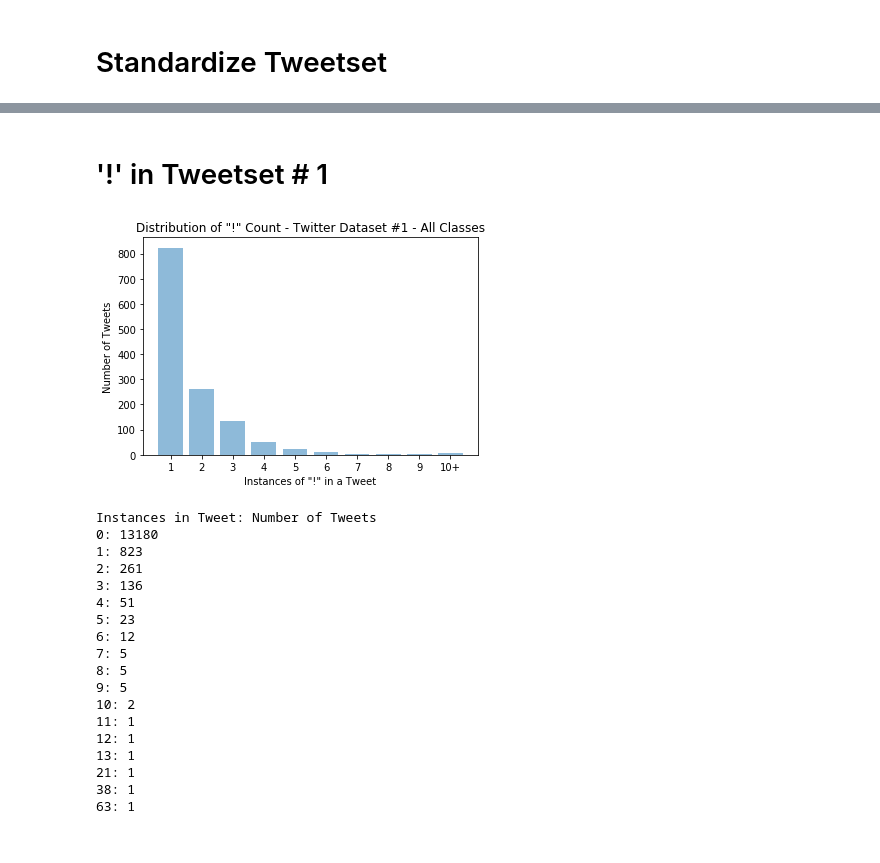
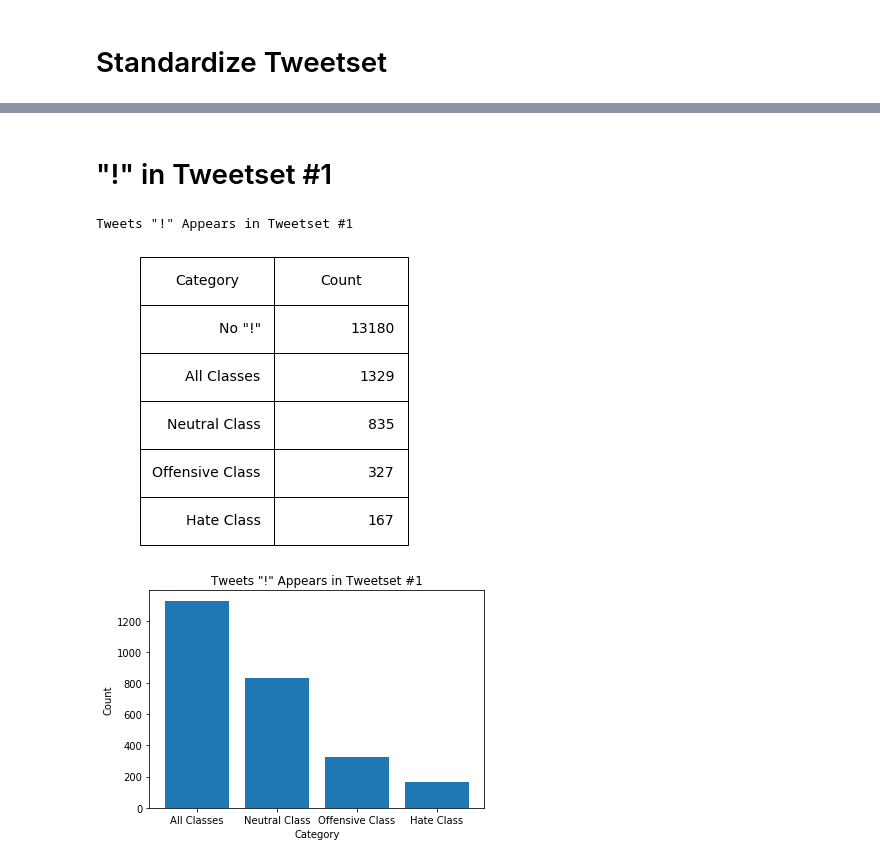
Before and after one commit to hkhan925/Hate-Speech-Classifier, a Jupyter notebook: CogMI Conference/Metadata.ipynb, the cells around one changed output, grey strips where cells are left out. Drawn from its saved outputs; the diff is of its cells as text; code cells hidden in the pictures.

```diff
--- a/CogMI Conference/Metadata.ipynb
+++ b/CogMI Conference/Metadata.ipynb
@@ -60,6 +68,40 @@ def symbolCount(data, symbol, raw = True):
                 hate += 1
 
     if raw:
-        return all_tweets, neutral, offensive, hate
+        return [all_tweets, neutral, offensive, hate], ['All Classes', 'Neutral Class', 'Offensive Class', 'Hate Class']
     else:
-        return all_tweets, neutral, offensive
+        return [all_tweets, neutral, offensive], ['All Classes', 'Neutral Class', 'Hate/Offensive Class']
+# %%
+def createTable(dataset_num, symbol, raw = True, data_title = False):
+    data = chooseData(dataset_num, symbol)
+    counts, title = symbolCount(data, symbol, raw = True)
+
+    dt = ''
+    if data_title:
+        dt = data_title
+    else:
+        dt = 'Tweets "%s" Appears in Tweetset #%s' % (symbol, dataset_num)
+    print(dt)
+
+    labels = ['Category', 'Count']
+    table_vals = [['No "%s"' % symbol, len(data['tweet']) - counts[0]]]
+    for i in range(0, len(counts)):
+        table_vals.append([title[i], counts[i]])
+    tbl = plt.table(cellText = table_vals, colWidths=[0.1] * 3, colLabels = labels, loc = 'center')
+    tbl.scale(4, 4)
+    tbl.set_fontsize(24)
+
+    plt.tick_params(axis='x', which='both', bottom=False, top=False, labelbottom=False)
+    plt.tick_params(axis='y', which='both', right=False, left=False, labelleft=False)
+    for pos in ['right','top','bottom','left']:
+        plt.gca().spines[pos].set_visible(False)
+
+    plt.show()
+
+    print(" ")
+
+    plt.bar(title, counts)
+    plt.xlabel("Category")
+    plt.ylabel("Count")
+    plt.title(dt)
+    plt.show()
@@ -128,2 +196,2 @@ def plotDist(dictionary, symbol, name):
 # %% [markdown]
-# '!' in Tweetset # 1
+# "!" in Tweetset #1
@@ -132,22 +198,6 @@ a,n,o,h = symbolDist(d1, '!')
-# %%
-plotDist(a, '!', 'Twitter Dataset #1 - All Classes')
-# %% [output]
-[figure, removed]
-Instances in Tweet: Number of Tweets
-0: 13180
-1: 823
-2: 261
-3: 136
-4: 51
-5: 23
-6: 12
-7: 5
-8: 5
-9: 5
-10: 2
-11: 1
-12: 1
-13: 1
-21: 1
-38: 1
-63: 1
+# %%
+createTable(1, "!")
+# %% [output]
+Tweets "!" Appears in Tweetset #1
+[figure, added]
+[figure, added]
```
Also changed, not shown: parts of 30 cells of this notebook.
